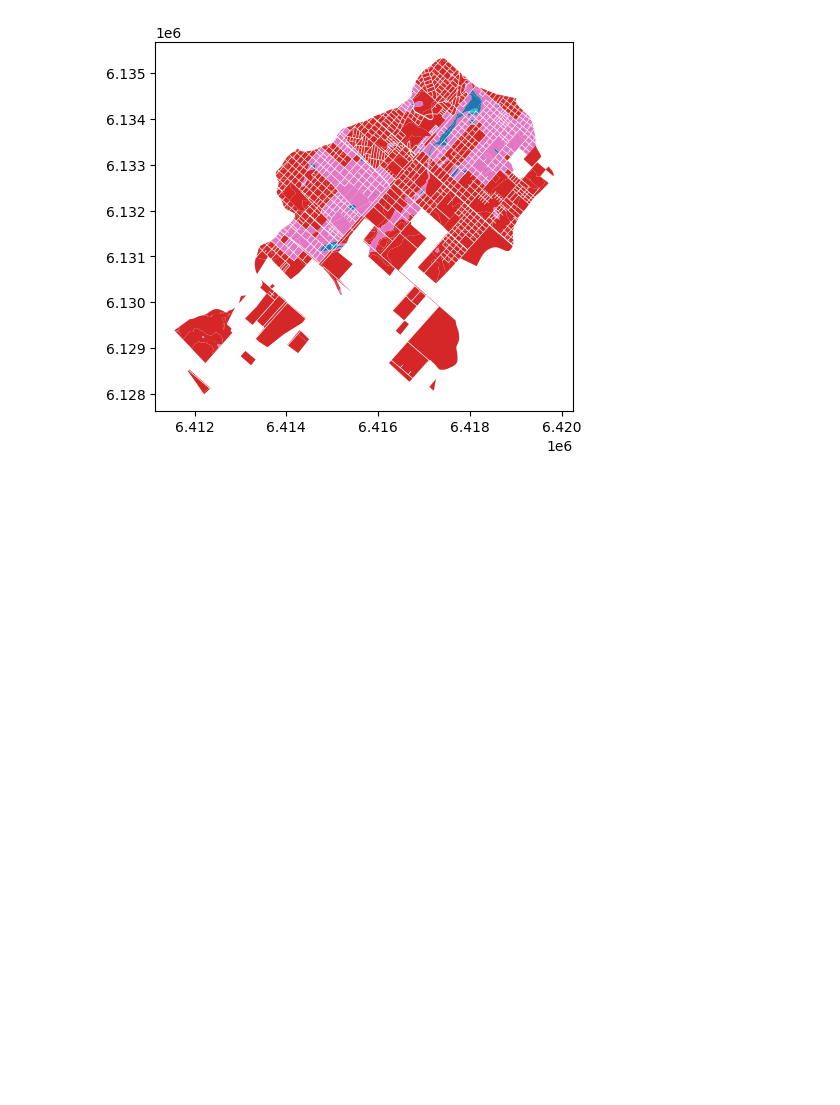
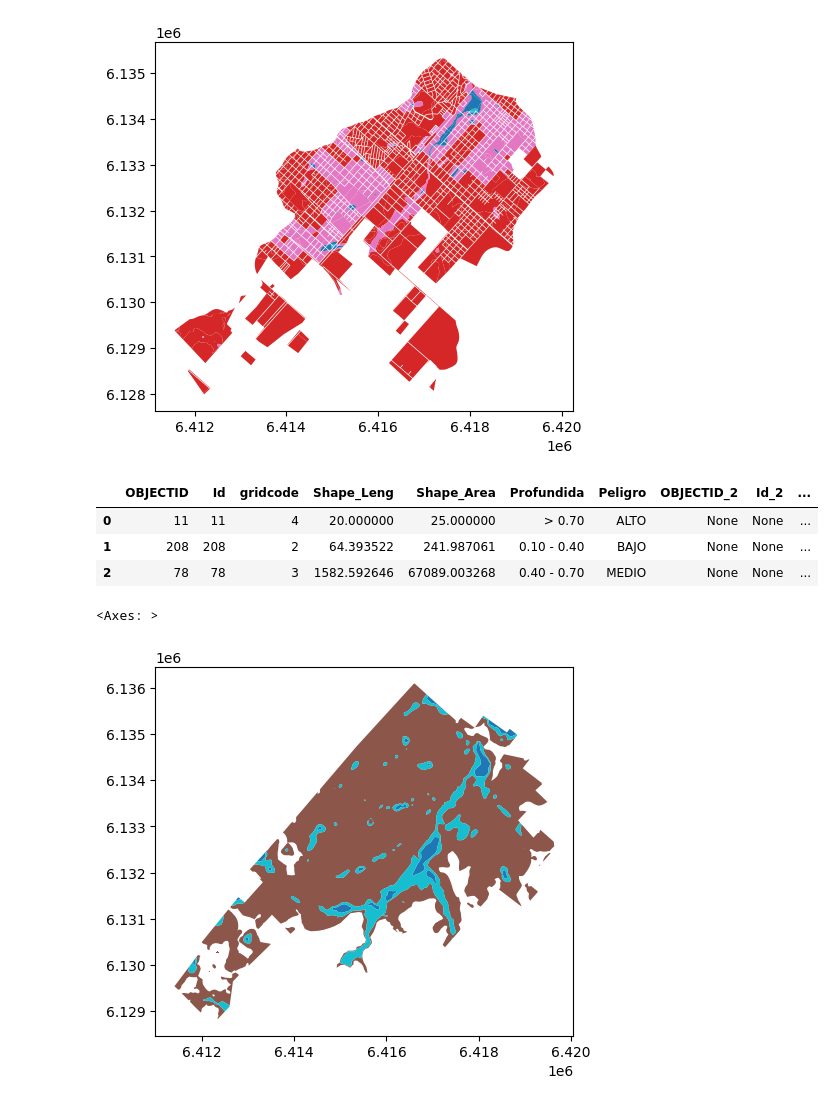
Before and after one commit to nlebovits/ciut-riesgo, a Jupyter notebook: notebooks/analisis.ipynb, the cells around one changed output. Saved outputs shown, nothing was run; the diff lists cells and outputs as text; code cells hidden in the pictures; blank space fills up the shorter version.

```diff
--- a/notebooks/analisis.ipynb
+++ b/notebooks/analisis.ipynb
@@ -18,13 +13,11 @@ load_dotenv()
 # %% [output]
 True
 # %%
-# Get credentials path from environment
-credentials_path = Path(os.getenv('GOOGLE_APPLICATION_CREDENTIALS'))
+project_root = Path.cwd().parent
+credentials_path = project_root / os.getenv('GOOGLE_APPLICATION_CREDENTIALS')
 
 # Initialize client with credentials and project from environment
-credentials = service_account.Credentials.from_service_account_file(
-    str(credentials_path)
-)
+credentials = service_account.Credentials.from_service_account_file(str(credentials_path))
 client = storage.Client(
     credentials=credentials,
     project=os.getenv('GOOGLE_CLOUD_PROJECT')
@@ -126,6 +119,22 @@ riesgo_urbano.plot('riesgo')
 # %% [output]
 <Axes: >
 [figure]
+# %%
+r100_peligrosidad_blob = bucket.blob("2024/archivos en JSON/JSON_Anteriores/R100_peligrosidad.geojson")
+r100_peligrosidad_content = r100_peligrosidad_blob.download_as_bytes()
+r100_peligrosidad = gpd.read_file(BytesIO(r100_peligrosidad_content))
+# %%
+r100_peligrosidad.head()
+# %% [output]
+|  | OBJECTID | Id | gridcode | Shape_Leng | Shape_Area | Profundida | Peligro | OBJECTID_2 | Id_2 | ... |
+| 0 | 11 | 11 | 4 | 20.000000 | 25.000000 | > 0.70 | ALTO | None | None | ... |
+| 1 | 208 | 208 | 2 | 64.393522 | 241.987061 | 0.10 - 0.40 | BAJO | None | None | ... |
+| 2 | 78 | 78 | 3 | 1582.592646 | 67089.003268 | 0.40 - 0.70 | MEDIO | None | None | ... |
+# %%
+r100_peligrosidad.plot('Peligro')
+# %% [output]
+<Axes: >
+[figure, added]
 # %%
 # pull in peligrosidad
 # pull in population data points
```
Also changed, not shown: parts of 1 cell of this notebook.
